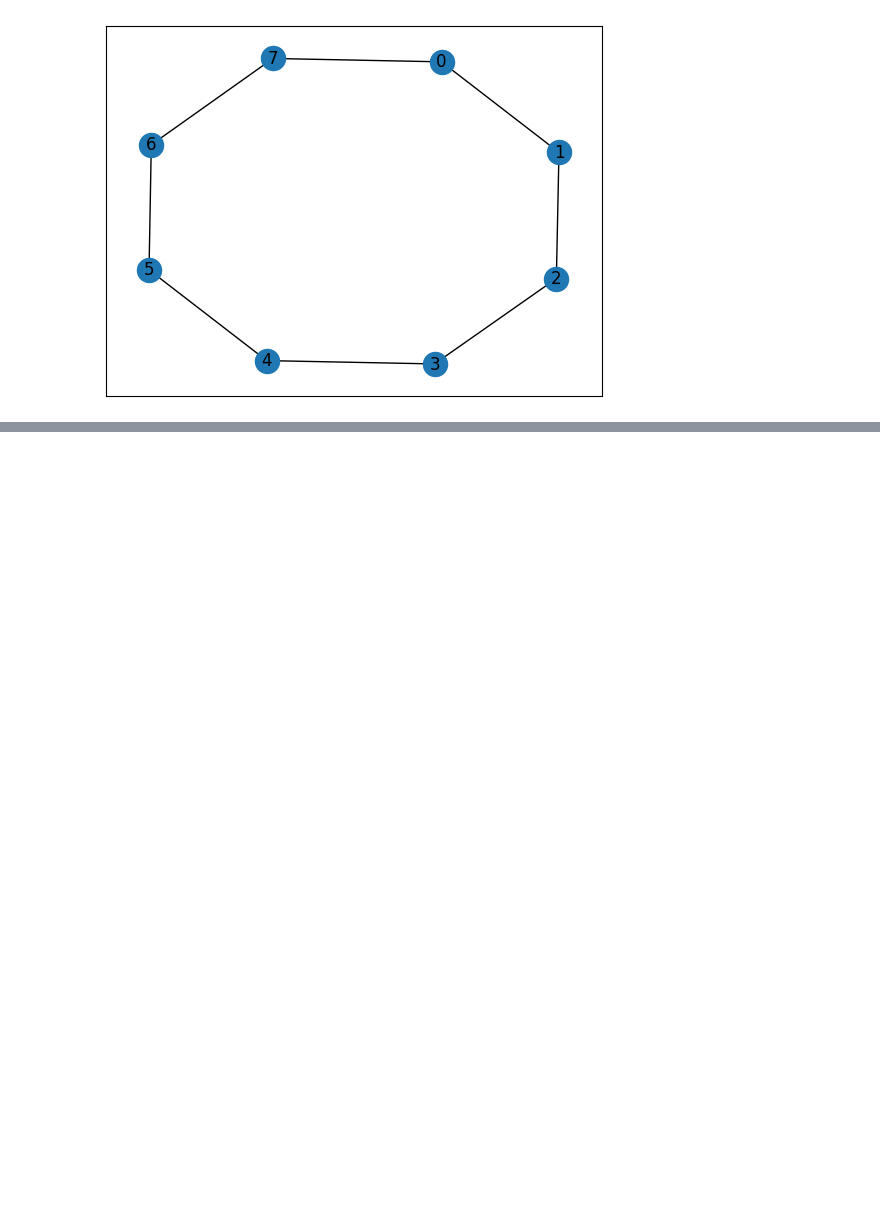
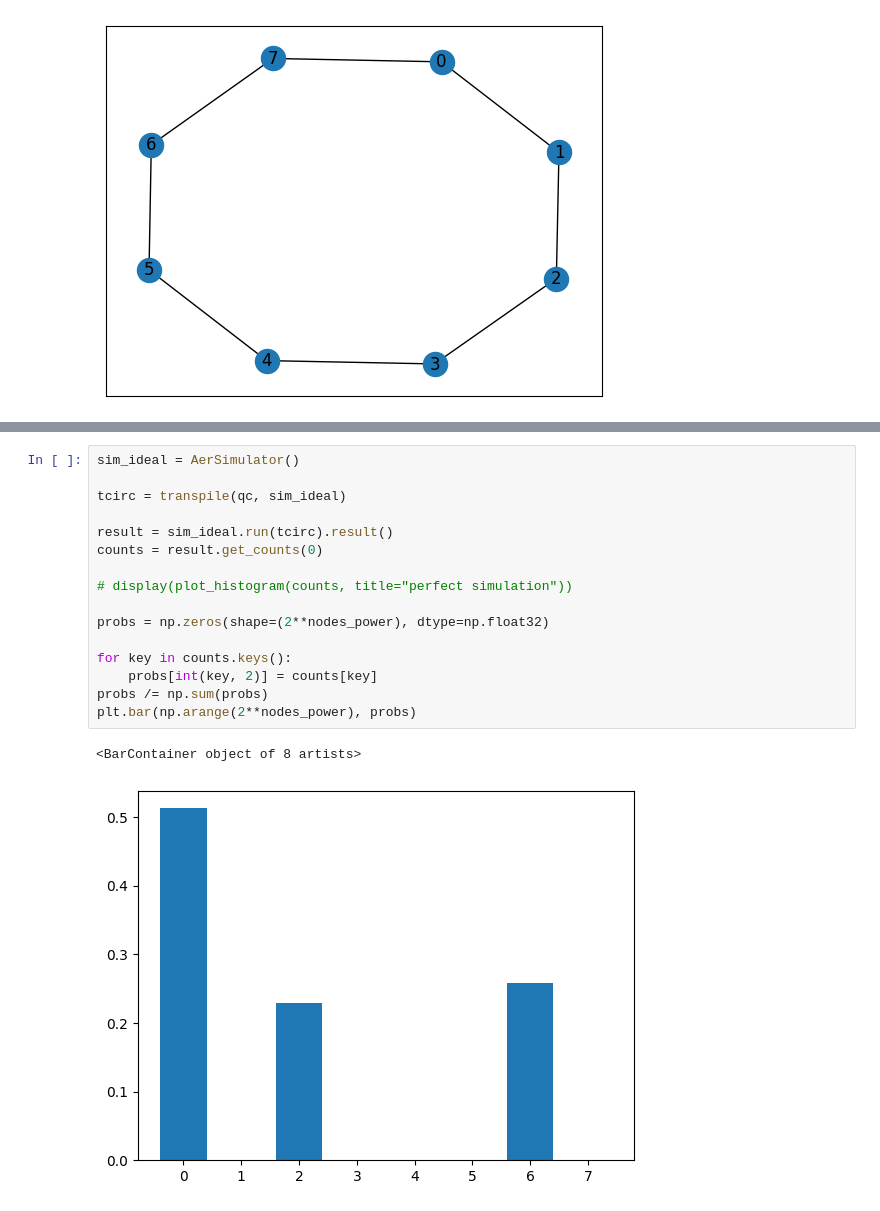
Before and after one commit to filipkojro/qw-defects, a Jupyter notebook: tests.ipynb, the cells around one changed output, grey strips where cells are left out. Drawn from its saved outputs; the diff is of its cells as text; blank space fills up the shorter version.

```diff
--- a/tests.ipynb
+++ b/tests.ipynb
@@ -111,0 +97,19 @@ display(plot_histogram(counts, title="perfect simulation"))
+# %%
+sim_ideal = AerSimulator()
+
+tcirc = transpile(qc, sim_ideal)
+
+result = sim_ideal.run(tcirc).result()
+counts = result.get_counts(0)
+
+# display(plot_histogram(counts, title="perfect simulation"))
+
+probs = np.zeros(shape=(2**nodes_power), dtype=np.float32)
+
+for key in counts.keys():
+    probs[int(key, 2)] = counts[key]
+probs /= np.sum(probs)
+plt.bar(np.arange(2**nodes_power), probs)
+# %% [output]
+<BarContainer object of 8 artists>
+[figure, added]
```
Also changed, not shown: parts of 1 cell of this notebook, 1 other file.
